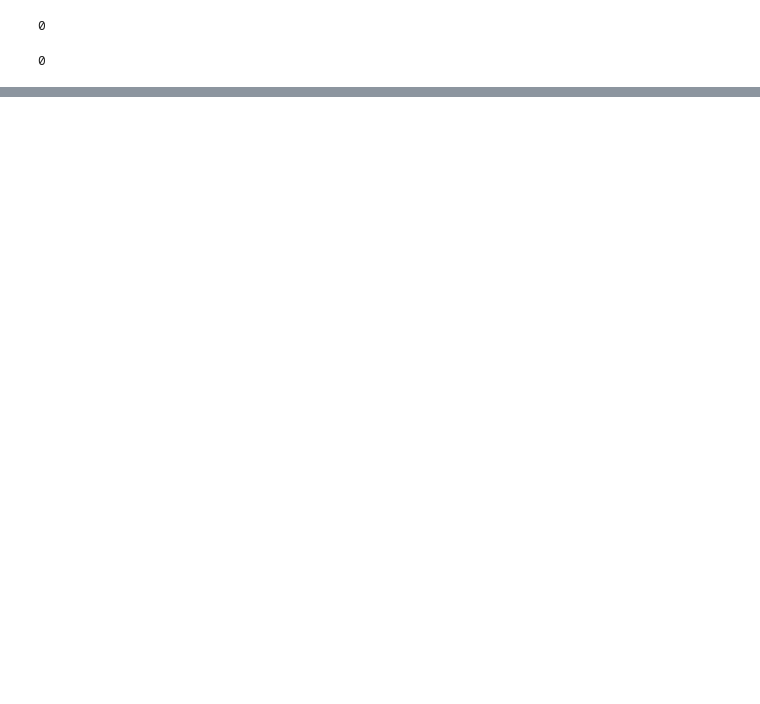
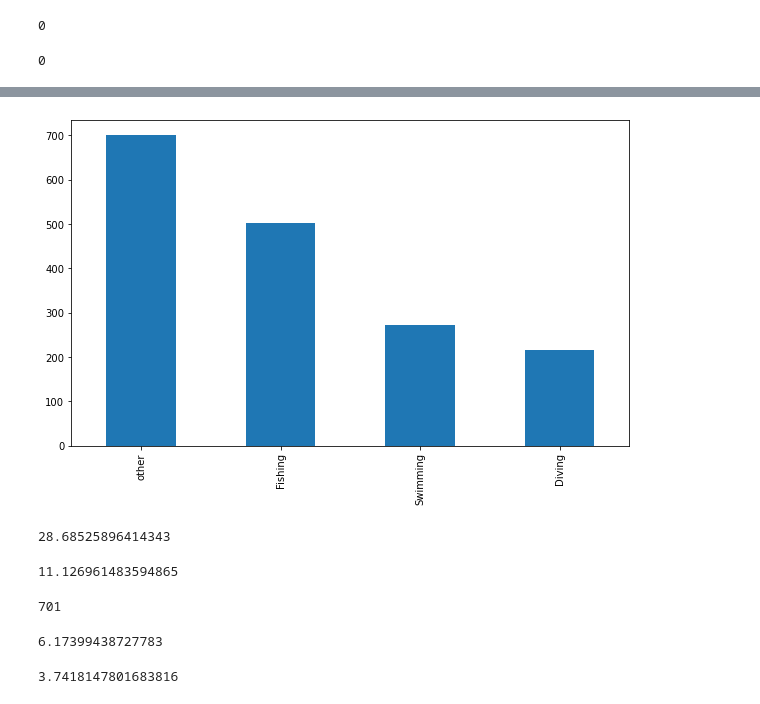
Before and after one commit to SergioSuarezgh/BabyShark_Sergio, a Jupyter notebook: revision.ipynb, the cells around one changed output, grey strips where cells are left out. Drawn from its saved outputs; the diff is of its cells as text; code cells hidden in the pictures; blank space fills up the shorter version.

```diff
--- a/revision.ipynb
+++ b/revision.ipynb
@@ -726,0 +1027,26 @@ sharkv5.originalorder.fillna(value='unkwnow', inplace=True)
+# %%
+plt.figure(figsize=(10, 6))
+
+sharkv8.activity.value_counts().head(4).plot.bar();
+# %% [output]
+[figure, added]
+# %%
+sharkv8.species[(sharkv8.species=='white shark') & (sharkv8.activity=='Fishing')].count()/sharkv8.activity[sharkv8.activity=='Fishing'].count()*100
+# %% [output]
+28.68525896414343
+# %%
+sharkv8['fatal(y/n)'][(sharkv8['fatal(y/n)']=='Y') & (sharkv8.activity=='other')].count()/sharkv8.activity[sharkv8.activity=='other'].count()*100
+# %% [output]
+11.126961483594865
+# %%
+sharkv8.activity[sharkv8.activity=='other'].count()
+# %% [output]
+701
+# %%
+sharkv7.species[(sharkv7.species=='white shark') & (sharkv7.activity=='Swimming')].count()/sharkv7.activity[sharkv7.activity=='Swimming'].count()*100
+# %% [output]
+6.17399438727783
+# %%
+sharkv7.species[(sharkv7.species=='tiger shark') & (sharkv7.activity=='Swimming')].count()/sharkv7.activity[sharkv7.activity=='Swimming'].count()*100
+# %% [output]
+3.7418147801683816
```
Also changed, not shown: parts of 31 cells of this notebook, 5 other files.
